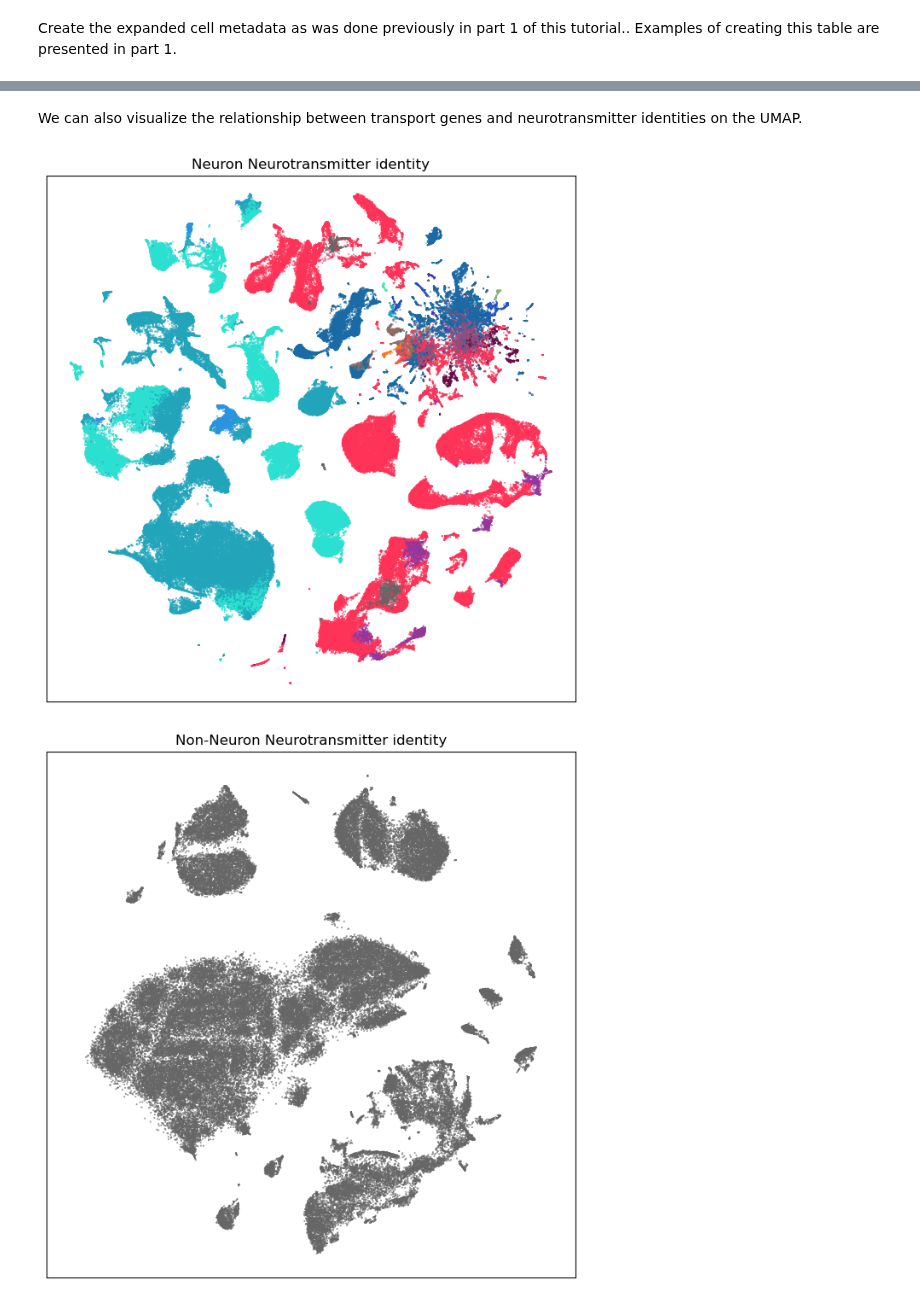
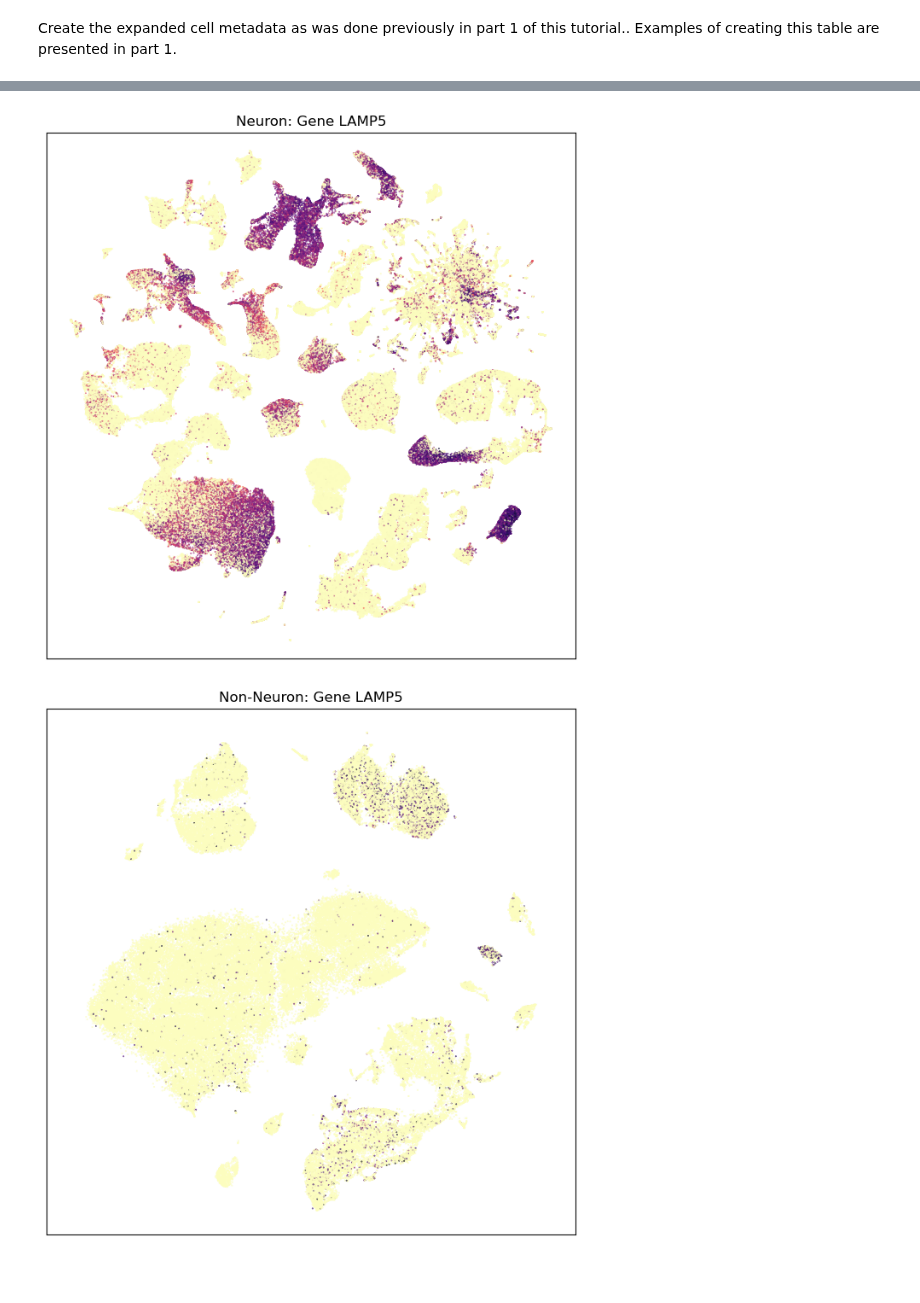
Before and after one commit to AllenInstitute/abc_atlas_access, a Jupyter notebook: notebooks/WHB-10x_snRNASeq_tutorial_part_2.ipynb, the cells around one changed output, grey strips where cells are left out. Cells and saved outputs as stored; diff of their text form; code cells hidden in the pictures; blank space fills up the shorter version.

Commit message:
Cleanly spilt WHB notebooks into 2 parts.
Part 2 is genes only.

```diff
--- a/notebooks/WHB-10x_snRNASeq_tutorial_part_2.ipynb
+++ b/notebooks/WHB-10x_snRNASeq_tutorial_part_2.ipynb
@@ -60,14 +60,21 @@ cluster_colors = cluster_colors[term_sets['name']]
 cluster_colors.sort_values(['supercluster', 'cluster', 'subcluster'], inplace=True)
 cluster_colors
 
+roi = abc_cache.get_metadata_dataframe(directory='WHB-10Xv3', file_name='region_of_interest_structure_map')
+roi.set_index('region_of_interest_label', inplace=True)
+roi.rename(columns={'color_hex_triplet': 'region_of_interest_color'},
+           inplace=True)
+
 del membership
 del term_sets
 
 cell_extended = cell.join(cluster_details, on='cluster_alias')
 cell_extended = cell_extended.join(cluster_colors, on='cluster_alias', rsuffix='_color')
+cell_extended = cell_extended.join(roi[['region_of_interest_color']], on='region_of_interest_label')
 
 del cluster_details
 del cluster_colors
+del roi
 
 cell_extended.head(5)
 # %% [output]
@@ -85,3 +127,6 @@ We again read in the pre-computed gene expression dataframe containing the genes
 # %%
-exp = abc_cache.get_metadata_dataframe(directory='WHB-10Xv3', file_name='example_genes_all_cells_expression')
-exp.set_index('cell_label',inplace=True)
+example_cells_with_genes = abc_cache.get_metadata_dataframe(
+    directory='WHB-10Xv3',
+    file_name='example_genes_all_cells_expression'
+).set_index('cell_label')
+example_cells_with_genes.head()
@@ -87,0 +141,2 @@ exp.set_index('cell_label',inplace=True)
+# %%
+cell_extended_with_genes = cell_extended.join(example_cells_with_genes)
@@ -147,13 +221,12 @@ res = plot_heatmap(agg, 8, 3)
-# %% [markdown]
-We can also visualize the relationship between transport genes and neurotransmitter identities on the UMAP.
+# %%
+neurons_subsampled = cell_extended_with_genes[cell_extended_with_genes['feature_matrix_label'] == 'WHB-10Xv3-Neurons'][::10]
+non_neurons_subsampled = cell_extended_with_genes[cell_extended_with_genes['feature_matrix_label'] == 'WHB-10Xv3-Nonneurons'][::10]
 # %%
-neurons_subsampled = joined[cell_extended['feature_matrix_label'] == 'WHB-10Xv3-Neurons'][::10]
-non_neurons_subsampled = joined[cell_extended['feature_matrix_label'] == 'WHB-10Xv3-Nonneurons'][::10]
-fig, ax = plot_umap(neurons_subsampled['x'], neurons_subsampled['y'], cc=neurons_subsampled['neurotransmitter_color'])
-res = ax.set_title("Neuron Neurotransmitter identity")
-fig, ax = plot_umap(non_neurons_subsampled['x'], non_neurons_subsampled['y'], cc=non_neurons_subsampled['neurotransmitter_color'])
-res = ax.set_title("Non-Neuron Neurotransmitter identity")
+fig, ax = plot_umap(neurons_subsampled['x'], neurons_subsampled['y'], val=neurons_subsampled['LAMP5'], cmap=plt.cm.magma_r)
+res = ax.set_title("Neuron: Gene LAMP5")
+fig, ax = plot_umap(non_neurons_subsampled['x'], non_neurons_subsampled['y'], val=non_neurons_subsampled['LAMP5'], cmap=plt.cm.magma_r)
+res = ax.set_title("Non-Neuron: Gene LAMP5")
 # %% [output]
-[figure, old version]
+[figure, new version]
-[figure, old version]
+[figure, new version]
 # %%
```
Also changed, not shown: parts of 32 cells of this notebook, 1 other file.
